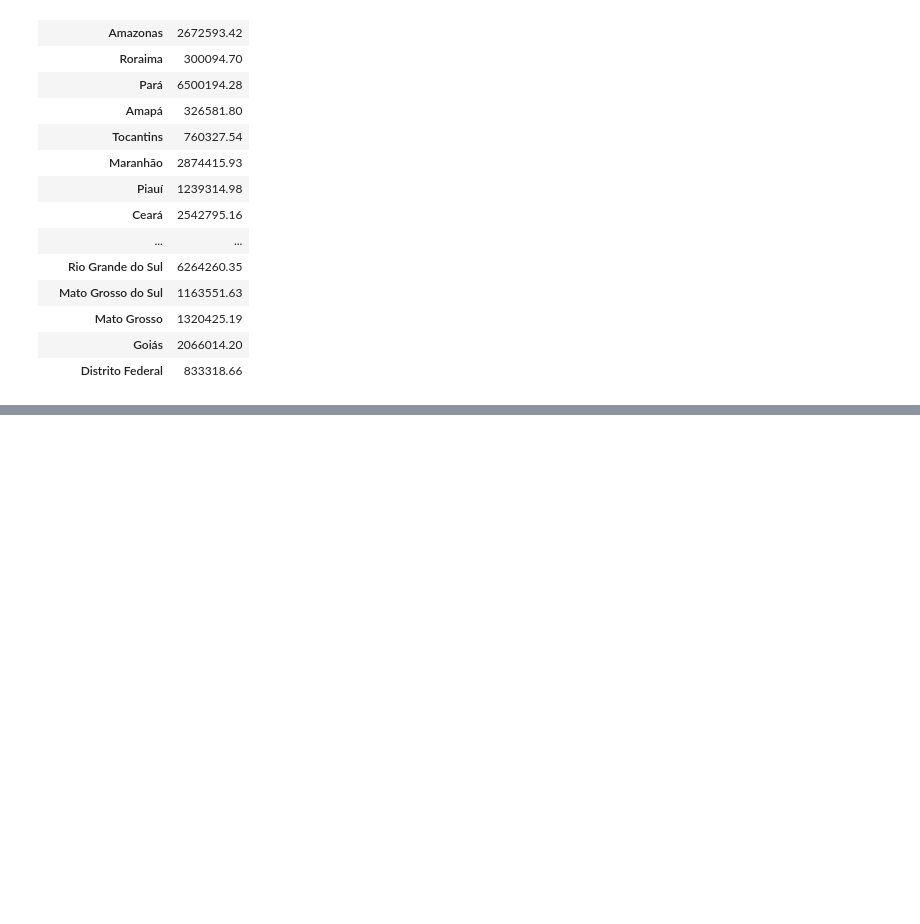
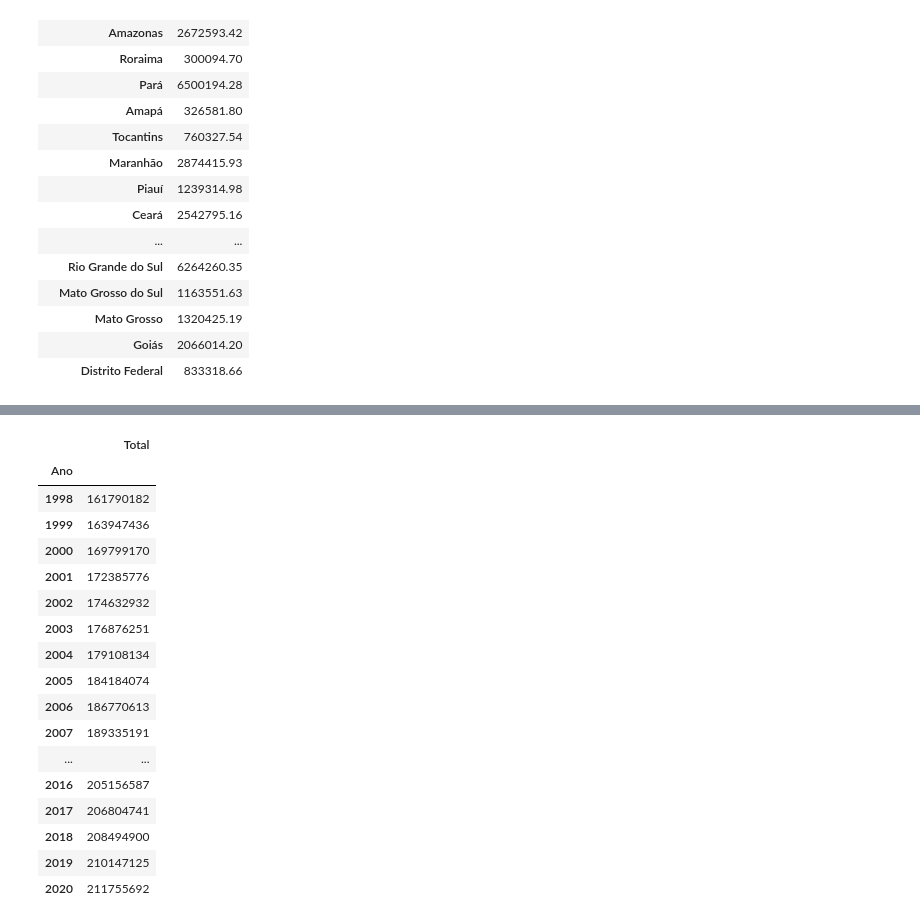
Before and after one commit to LucasAlbFar/analise_dados_hepatite_brasil, a Jupyter notebook: notebooks/main.ipynb, the cells around one changed output, grey strips where cells are left out. Cells and saved outputs as stored; diff of their text form; code cells hidden in the pictures; blank space fills up the shorter version.

```diff
--- a/notebooks/main.ipynb
+++ b/notebooks/main.ipynb
@@ -355,0 +401,30 @@ total_valor_obitos_por_uf
+# %%
+total_populaco_por_ano_1998_2012 = total_populaco_por_ano_1998_2012.reset_index()
+total_populaco_por_ano_1998_2012.columns = ['Ano', 'Total']
+total_populaco_por_ano_1998_2012.set_index('Ano', inplace=True)
+
+total_populaco_por_ano_2013_2020 = total_populaco_por_ano_2013_2020.reset_index()
+total_populaco_por_ano_2013_2020.columns = ['Ano', 'Total']
+total_populaco_por_ano_2013_2020.set_index('Ano', inplace=True)
+
+total_populaco_por_ano = pd.concat([total_populaco_por_ano_1998_2012, total_populaco_por_ano_2013_2020])
+total_populaco_por_ano
+# %% [output]
+|  | Total |
+| Ano |  |
+| 1998 | 161790182 |
+| 1999 | 163947436 |
+| 2000 | 169799170 |
+| 2001 | 172385776 |
+| 2002 | 174632932 |
+| 2003 | 176876251 |
+| 2004 | 179108134 |
+| 2005 | 184184074 |
+| 2006 | 186770613 |
+| 2007 | 189335191 |
+| ... | ... |
+| 2016 | 205156587 |
+| 2017 | 206804741 |
+| 2018 | 208494900 |
+| 2019 | 210147125 |
+| 2020 | 211755692 |
```
Also changed, not shown: parts of 6 cells of this notebook.
